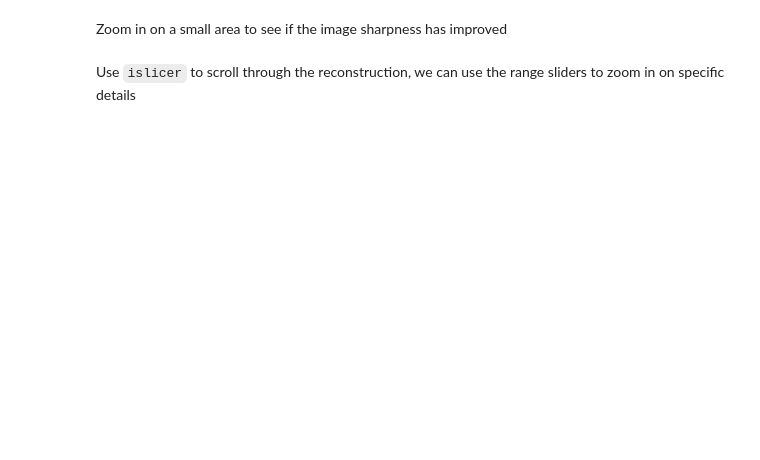
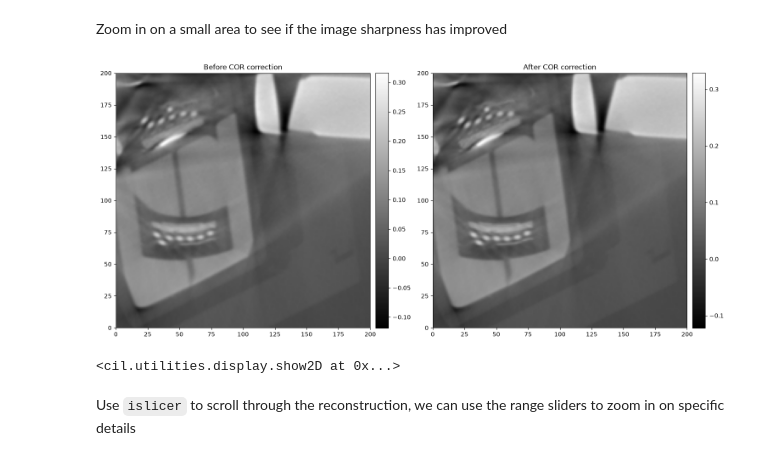
Before and after one commit to TomographicImaging/CIL-Reader-Showcase, a Jupyter notebook: 005_WaygateReader_Plug.ipynb, the cells around one changed output. Saved outputs shown, nothing was run; the diff lists cells and outputs as text; code cells hidden in the pictures; blank space fills up the shorter version.

```diff
--- a/005_WaygateReader_Plug.ipynb
+++ b/005_WaygateReader_Plug.ipynb
@@ -86,7 +159,10 @@ recon_centred = fdk.run()
 # %% [markdown]
 Zoom in on a small area to see if the image sharpness has improved
 # %%
-show2D([recon.array[300,200:400,320:520], recon_centred.array[300,200:400,320:520]])
+show2D([recon.array[300,200:400,320:520], recon_centred.array[300,200:400,320:520]], title=['Before COR correction', 'After COR correction'])
+# %% [output]
+[figure, added]
+<cil.utilities.display.show2D at 0x...>
 # %% [markdown]
 Use `islicer` to scroll through the reconstruction, we can use the range sliders to zoom in on specific details
 # %%
```
Also changed, not shown: parts of 18 cells of this notebook, 4 other files.
